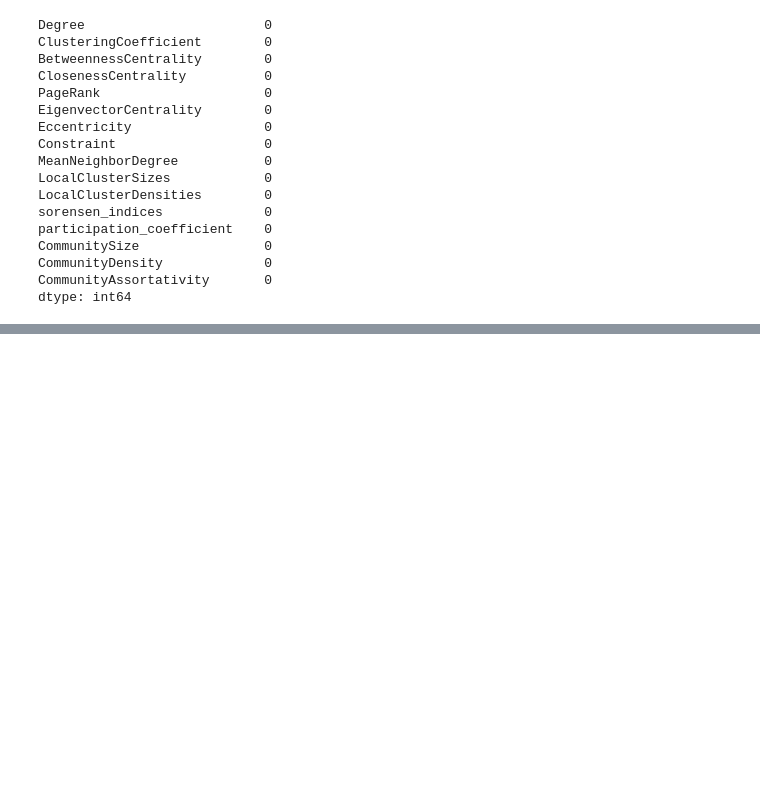
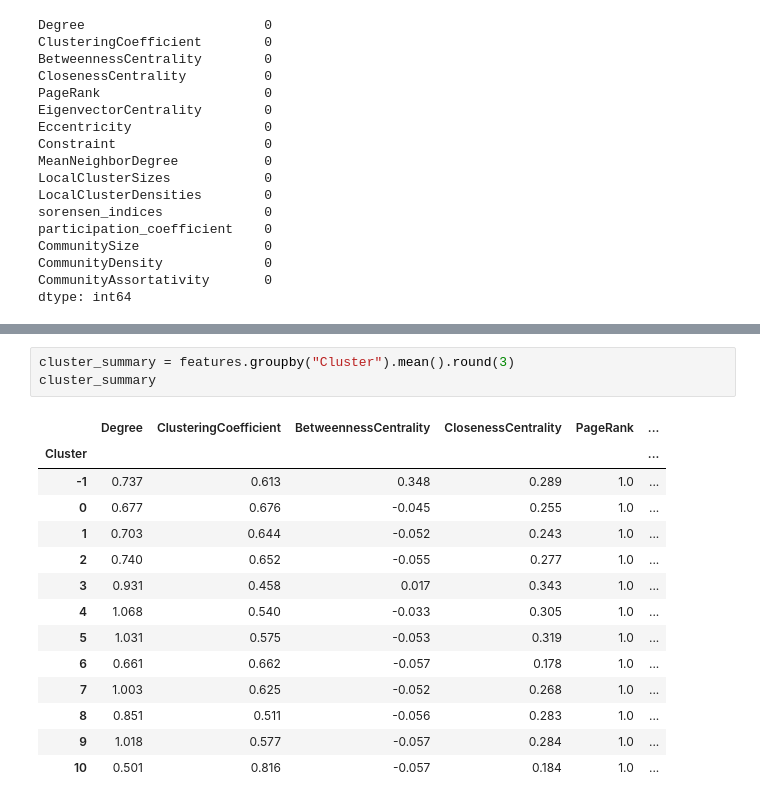
Before and after one commit to PSswathi/aai-510-group2-final-project, a Jupyter notebook: model_notebooks/dbscan.ipynb, the cells around one changed output, grey strips where cells are left out. Cells and saved outputs as stored; diff of their text form; blank space fills up the shorter version.

```diff
--- a/model_notebooks/dbscan.ipynb
+++ b/model_notebooks/dbscan.ipynb
@@ -101,0 +149,18 @@ features_w_initial_dbscan_labels.head()
+# %%
+cluster_summary = features.groupby("Cluster").mean().round(3)
+cluster_summary
+# %% [output]
+|  | Degree | ClusteringCoefficient | BetweennessCentrality | ClosenessCentrality | PageRank | ... |
+| Cluster |  |  |  |  |  | ... |
+| -1 | 0.737 | 0.613 | 0.348 | 0.289 | 1.0 | ... |
+| 0 | 0.677 | 0.676 | -0.045 | 0.255 | 1.0 | ... |
+| 1 | 0.703 | 0.644 | -0.052 | 0.243 | 1.0 | ... |
+| 2 | 0.740 | 0.652 | -0.055 | 0.277 | 1.0 | ... |
+| 3 | 0.931 | 0.458 | 0.017 | 0.343 | 1.0 | ... |
+| 4 | 1.068 | 0.540 | -0.033 | 0.305 | 1.0 | ... |
+| 5 | 1.031 | 0.575 | -0.053 | 0.319 | 1.0 | ... |
+| 6 | 0.661 | 0.662 | -0.057 | 0.178 | 1.0 | ... |
+| 7 | 1.003 | 0.625 | -0.052 | 0.268 | 1.0 | ... |
+| 8 | 0.851 | 0.511 | -0.056 | 0.283 | 1.0 | ... |
+| 9 | 1.018 | 0.577 | -0.057 | 0.284 | 1.0 | ... |
+| 10 | 0.501 | 0.816 | -0.057 | 0.184 | 1.0 | ... |
```
Also changed, not shown: parts of 18 cells of this notebook, 2 other files.
